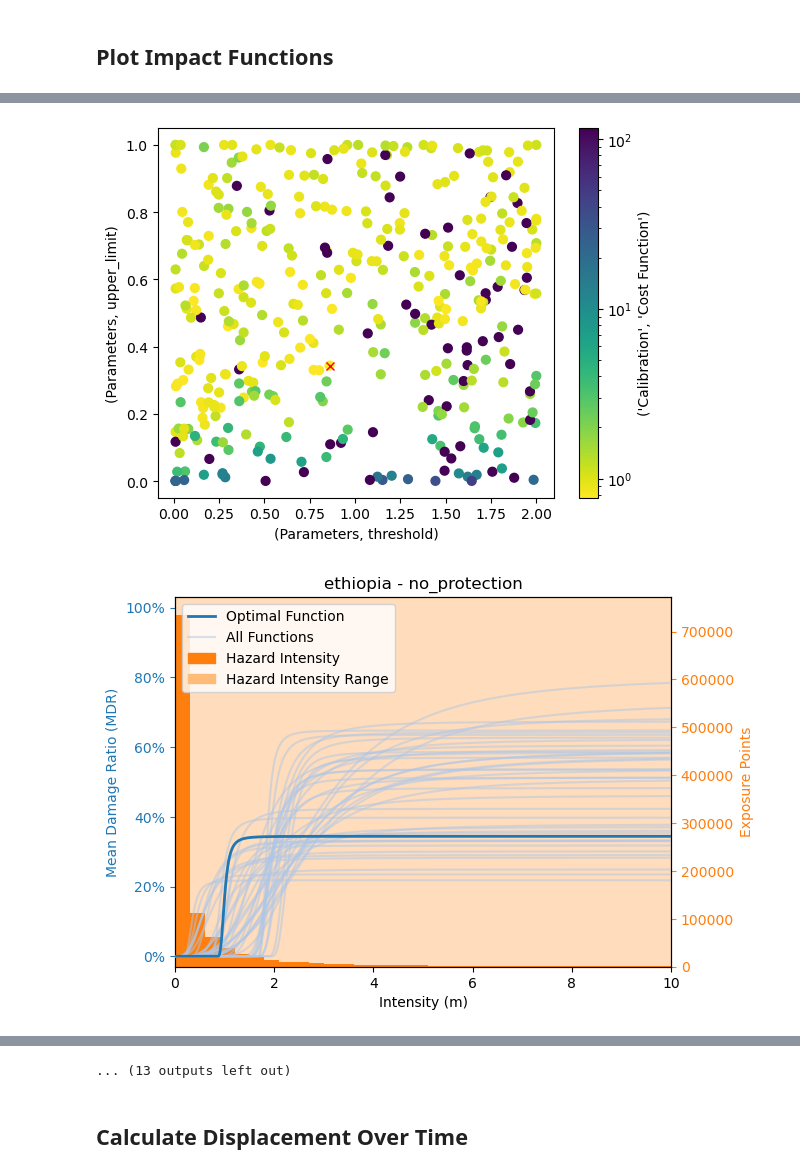
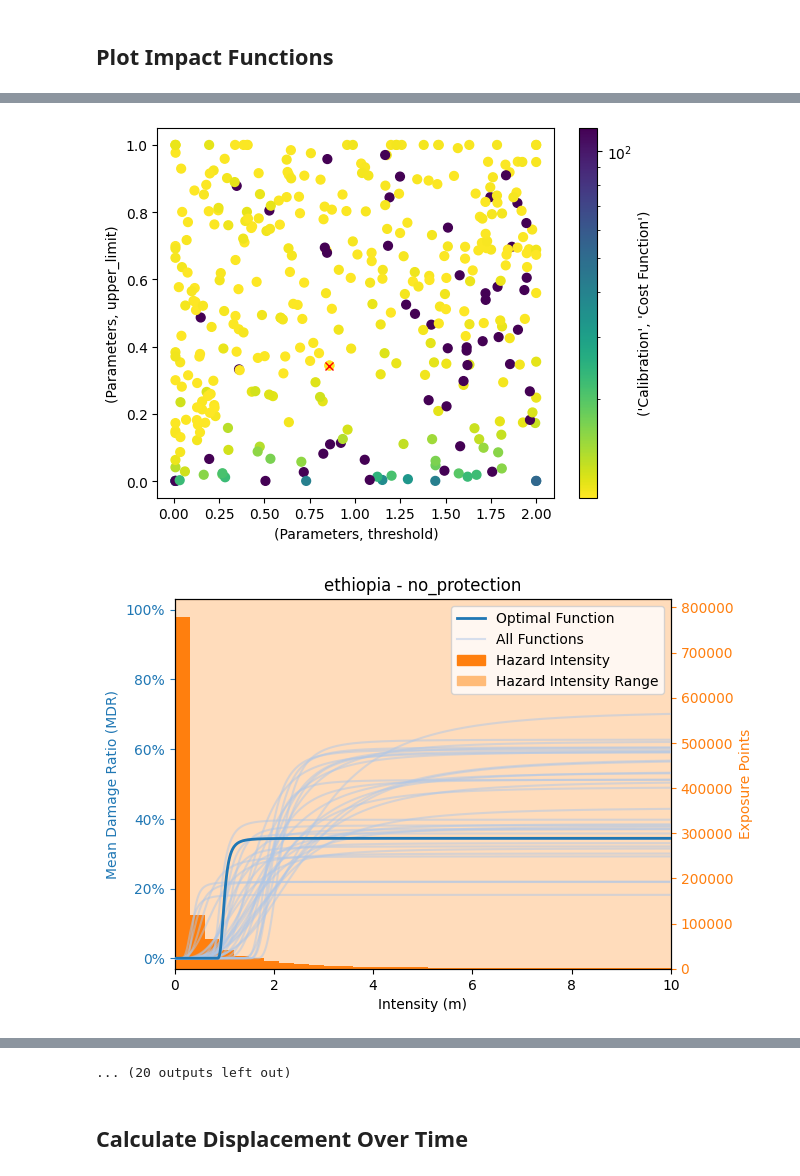
Before and after one commit to peanutfun/displacement-mip, a Jupyter notebook: evaluation.ipynb, the cells around one changed output, grey strips where cells are left out. Cells and saved outputs as stored; diff of their text form; code cells hidden in the pictures.

```diff
--- a/evaluation.ipynb
+++ b/evaluation.ipynb
@@ -37,12 +37,12 @@ for ctry, prot in product(countries, protection):
     # )
 
     output = BayesianOptimizerOutput.from_hdf5(
-        f"data/generated/{ctry}/sigmoid_all/pspace-{prot}.h5"
+        f"data/generated/{ctry}/sigmoid_all_new/pspace-{prot}.h5"
     )
     output.plot_p_space(norm=mcolors.LogNorm())
     out_eval = BayesianOptimizerOutputEvaluator(inp, output)
     ax = out_eval.plot_impf_variability(
-        p_space_df=select_best(output.p_space_to_dataframe(), 0.1),
+        p_space_df=select_best(output.p_space_to_dataframe(), 0.007),
         plot_hist_kws={"bins": 100},
     )
     ax.set_title(f"{ctry} - {prot}")
@@ -71,2 +163,2 @@ Creating input
-[figure, old version]
+[figure, new version]
-[figure, old version]
+[figure, new version]
@@ -80,4 +165,4 @@ Creating input
-... (13 outputs left out)
+... (20 outputs left out)
 # %% [markdown]
 ## Calculate Displacement Over Time
 # %%
```
Also changed, not shown: parts of 22 cells of this notebook, 3 other files.
